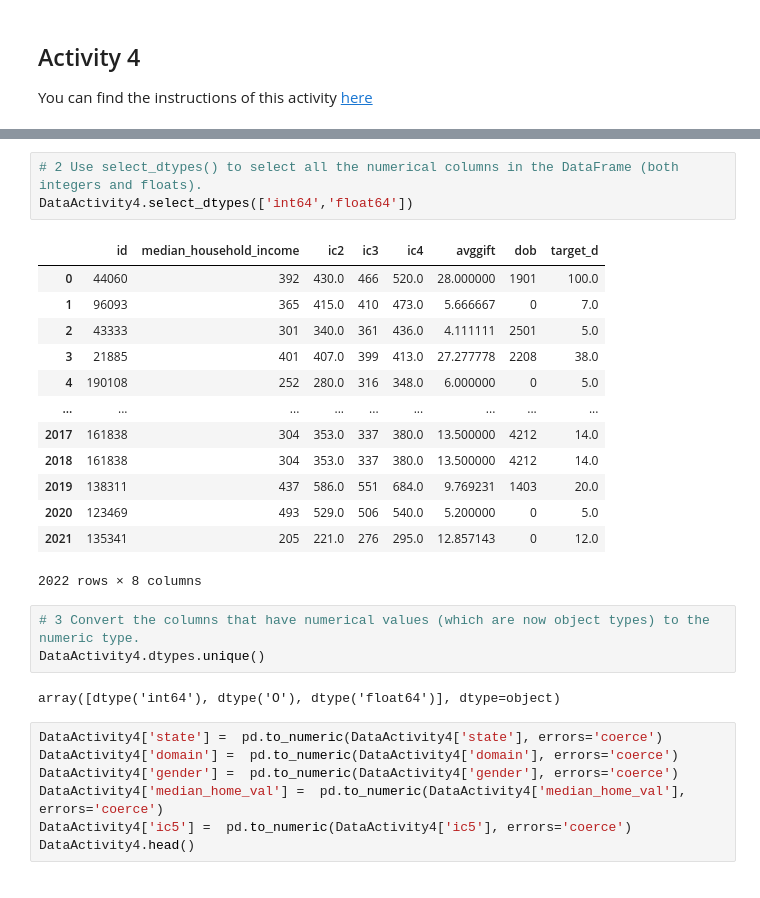
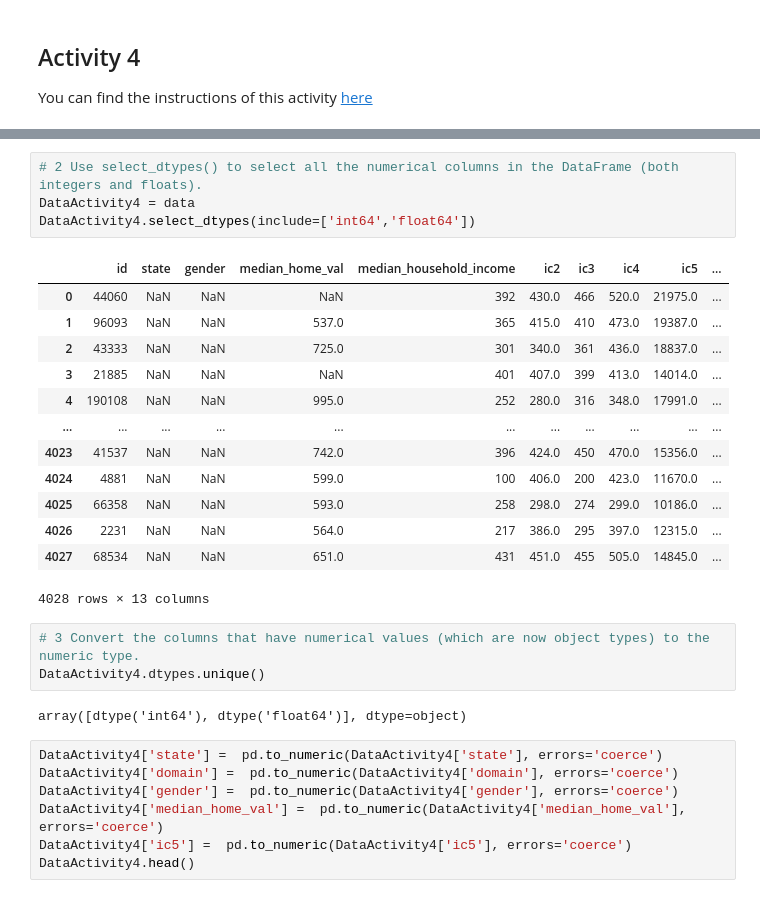
Before and after one commit to chaosskill/ironhack_lab-customer-analysis-round-1, a Jupyter notebook: ignacio/L._1.03_students.ipynb, the cells around one changed output, grey strips where cells are left out. Drawn from its saved outputs; the diff is of its cells as text.

```diff
--- a/ignacio/L._1.03_students.ipynb
+++ b/ignacio/L._1.03_students.ipynb
@@ -1600,25 +1635,26 @@ dtype: object
 # %%
 # 2 Use select_dtypes() to select all the numerical columns in the DataFrame (both integers and floats).
-DataActivity4.select_dtypes(['int64','float64'])
+DataActivity4 = data
+DataActivity4.select_dtypes(include=['int64','float64'])
 # %% [output]
-|  | id | median_household_income | ic2 | ic3 | ic4 | avggift | dob | target_d |
-| 0 | 44060 | 392 | 430.0 | 466 | 520.0 | 28.000000 | 1901 | 100.0 |
-| 1 | 96093 | 365 | 415.0 | 410 | 473.0 | 5.666667 | 0 | 7.0 |
-| 2 | 43333 | 301 | 340.0 | 361 | 436.0 | 4.111111 | 2501 | 5.0 |
-| 3 | 21885 | 401 | 407.0 | 399 | 413.0 | 27.277778 | 2208 | 38.0 |
-| 4 | 190108 | 252 | 280.0 | 316 | 348.0 | 6.000000 | 0 | 5.0 |
-| ... | ... | ... | ... | ... | ... | ... | ... | ... |
-| 2017 | 161838 | 304 | 353.0 | 337 | 380.0 | 13.500000 | 4212 | 14.0 |
-| 2018 | 161838 | 304 | 353.0 | 337 | 380.0 | 13.500000 | 4212 | 14.0 |
-| 2019 | 138311 | 437 | 586.0 | 551 | 684.0 | 9.769231 | 1403 | 20.0 |
-| 2020 | 123469 | 493 | 529.0 | 506 | 540.0 | 5.200000 | 0 | 5.0 |
-| 2021 | 135341 | 205 | 221.0 | 276 | 295.0 | 12.857143 | 0 | 12.0 |
+|  | id | state | gender | median_home_val | median_household_income | ic2 | ic3 | ic4 | ic5 | ... |
+| 0 | 44060 | NaN | NaN | NaN | 392 | 430.0 | 466 | 520.0 | 21975.0 | ... |
+| 1 | 96093 | NaN | NaN | 537.0 | 365 | 415.0 | 410 | 473.0 | 19387.0 | ... |
+| 2 | 43333 | NaN | NaN | 725.0 | 301 | 340.0 | 361 | 436.0 | 18837.0 | ... |
+| 3 | 21885 | NaN | NaN | NaN | 401 | 407.0 | 399 | 413.0 | 14014.0 | ... |
+| 4 | 190108 | NaN | NaN | 995.0 | 252 | 280.0 | 316 | 348.0 | 17991.0 | ... |
+| ... | ... | ... | ... | ... | ... | ... | ... | ... | ... | ... |
+| 4023 | 41537 | NaN | NaN | 742.0 | 396 | 424.0 | 450 | 470.0 | 15356.0 | ... |
+| 4024 | 4881 | NaN | NaN | 599.0 | 100 | 406.0 | 200 | 423.0 | 11670.0 | ... |
+| 4025 | 66358 | NaN | NaN | 593.0 | 258 | 298.0 | 274 | 299.0 | 10186.0 | ... |
+| 4026 | 2231 | NaN | NaN | 564.0 | 217 | 386.0 | 295 | 397.0 | 12315.0 | ... |
+| 4027 | 68534 | NaN | NaN | 651.0 | 431 | 451.0 | 455 | 505.0 | 14845.0 | ... |
-2022 rows × 8 columns
+4028 rows × 13 columns
 # %%
 # 3 Convert the columns that have numerical values (which are now object types) to the numeric type.
 DataActivity4.dtypes.unique()
 # %% [output]
-array([dtype('int64'), dtype('O'), dtype('float64')], dtype=object)
+array([dtype('int64'), dtype('float64')], dtype=object)
 # %%
 DataActivity4['state'] =  pd.to_numeric(DataActivity4['state'], errors='coerce')
 DataActivity4['domain'] =  pd.to_numeric(DataActivity4['domain'], errors='coerce')
```
Also changed, not shown: parts of 62 cells of this notebook.
